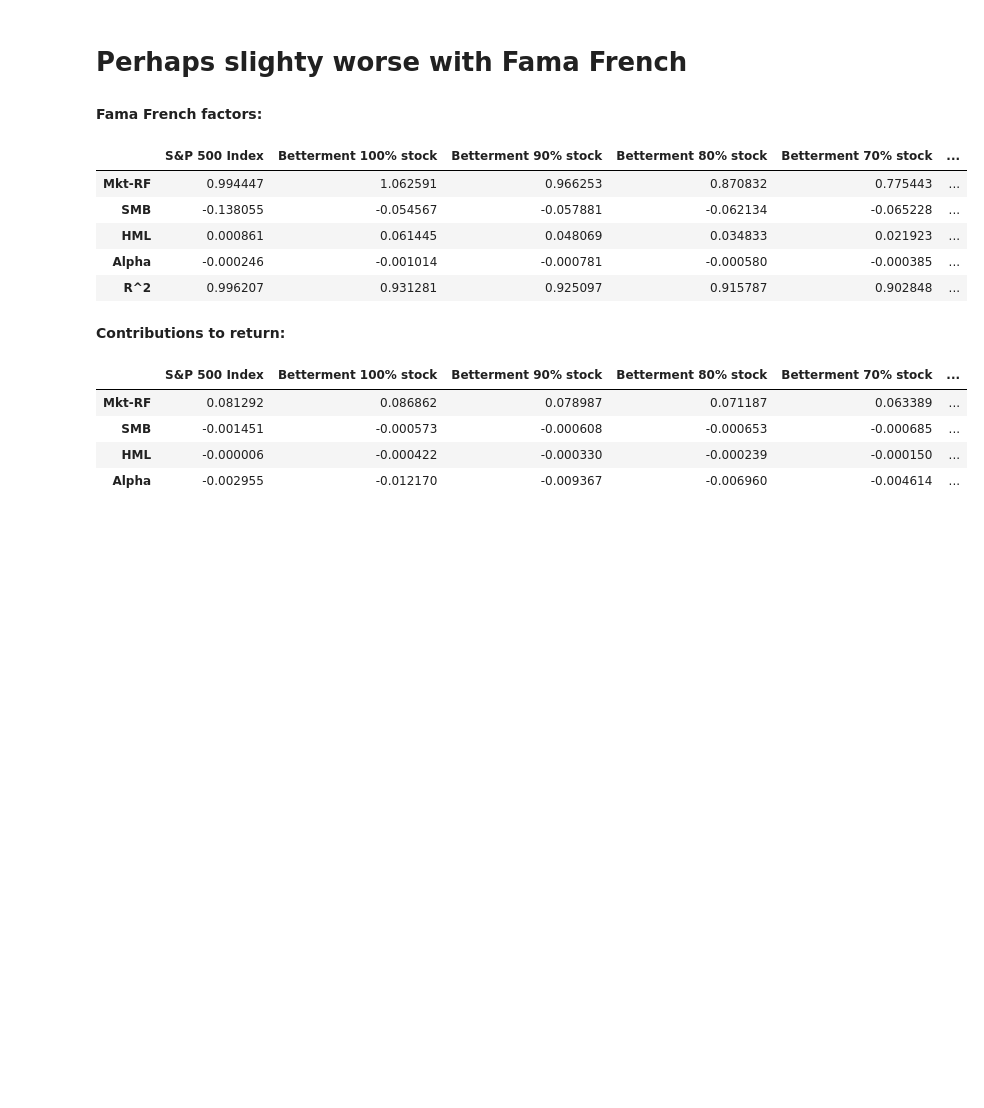
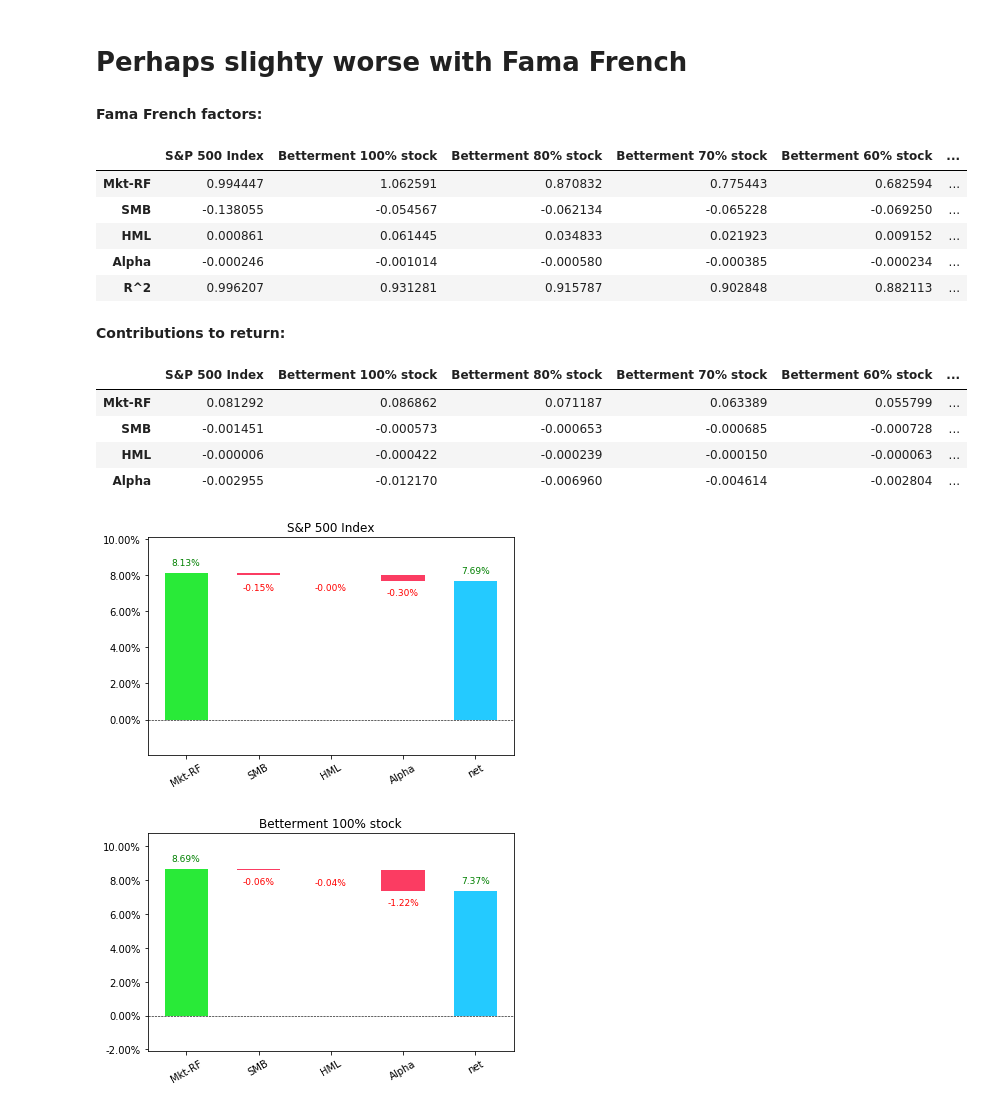
Before and after one commit to tianhuil/portfolio, a Jupyter notebook: Betterment.ipynb, the cells around one changed output. Cells and saved outputs as stored; diff of their text form; code cells hidden in the pictures; blank space fills up the shorter version.

Commit message:
Adding waterfall

```diff
--- a/Betterment.ipynb
+++ b/Betterment.ipynb
@@ -246,32 +246,39 @@ df.head()
 # Perhaps slighty worse with Fama French
 # %%
 index_cols = [
-   'S&P 500 Index', 'Betterment 100% stock', 'Betterment 90% stock',
+   'S&P 500 Index', 'Betterment 100% stock',
    'Betterment 80% stock', 'Betterment 70% stock', 'Betterment 60% stock',
    'Betterment 50% stock',
    'Avg. private client investor 80-100% equity risk',
    'Betterment 40% stock',
    'Avg. private client investor 60-80% equity risk',
    'Betterment 30% stock',
    'Avg. private client investor 40-60% equity risk',
    'Betterment 20% stock',
    'Avg. private client investor 0-40% equity risk',
    'Five year U.S. Treasury Bills', 'Betterment 10% stock',
    'Betterment 0% stock'
 ]
 
-ff_display(df, index_cols, monthly=True)
+waterfall_cols = [
+    'S&P 500 Index', 'Betterment 100% stock',
+    'Betterment 80% stock'
+]
+
+ff_display(df, index_cols, waterfall_cols, monthly=True)
 # %% [output]
 Fama French factors:
-|  | S&P 500 Index | Betterment 100% stock | Betterment 90% stock | Betterment 80% stock | Betterment 70% stock | ... |
-| Mkt-RF | 0.994447 | 1.062591 | 0.966253 | 0.870832 | 0.775443 | ... |
-| SMB | -0.138055 | -0.054567 | -0.057881 | -0.062134 | -0.065228 | ... |
-| HML | 0.000861 | 0.061445 | 0.048069 | 0.034833 | 0.021923 | ... |
-| Alpha | -0.000246 | -0.001014 | -0.000781 | -0.000580 | -0.000385 | ... |
-| R^2 | 0.996207 | 0.931281 | 0.925097 | 0.915787 | 0.902848 | ... |
+|  | S&P 500 Index | Betterment 100% stock | Betterment 80% stock | Betterment 70% stock | Betterment 60% stock | ... |
+| Mkt-RF | 0.994447 | 1.062591 | 0.870832 | 0.775443 | 0.682594 | ... |
+| SMB | -0.138055 | -0.054567 | -0.062134 | -0.065228 | -0.069250 | ... |
+| HML | 0.000861 | 0.061445 | 0.034833 | 0.021923 | 0.009152 | ... |
+| Alpha | -0.000246 | -0.001014 | -0.000580 | -0.000385 | -0.000234 | ... |
+| R^2 | 0.996207 | 0.931281 | 0.915787 | 0.902848 | 0.882113 | ... |
 Contributions to return:
-|  | S&P 500 Index | Betterment 100% stock | Betterment 90% stock | Betterment 80% stock | Betterment 70% stock | ... |
-| Mkt-RF | 0.081292 | 0.086862 | 0.078987 | 0.071187 | 0.063389 | ... |
-| SMB | -0.001451 | -0.000573 | -0.000608 | -0.000653 | -0.000685 | ... |
-| HML | -0.000006 | -0.000422 | -0.000330 | -0.000239 | -0.000150 | ... |
-| Alpha | -0.002955 | -0.012170 | -0.009367 | -0.006960 | -0.004614 | ... |
+|  | S&P 500 Index | Betterment 100% stock | Betterment 80% stock | Betterment 70% stock | Betterment 60% stock | ... |
+| Mkt-RF | 0.081292 | 0.086862 | 0.071187 | 0.063389 | 0.055799 | ... |
+| SMB | -0.001451 | -0.000573 | -0.000653 | -0.000685 | -0.000728 | ... |
+| HML | -0.000006 | -0.000422 | -0.000239 | -0.000150 | -0.000063 | ... |
+| Alpha | -0.002955 | -0.012170 | -0.006960 | -0.004614 | -0.002804 | ... |
+[figure, added]
+[figure, added]
```
Also changed, not shown: parts of 1 cell of this notebook, 3 other files.
